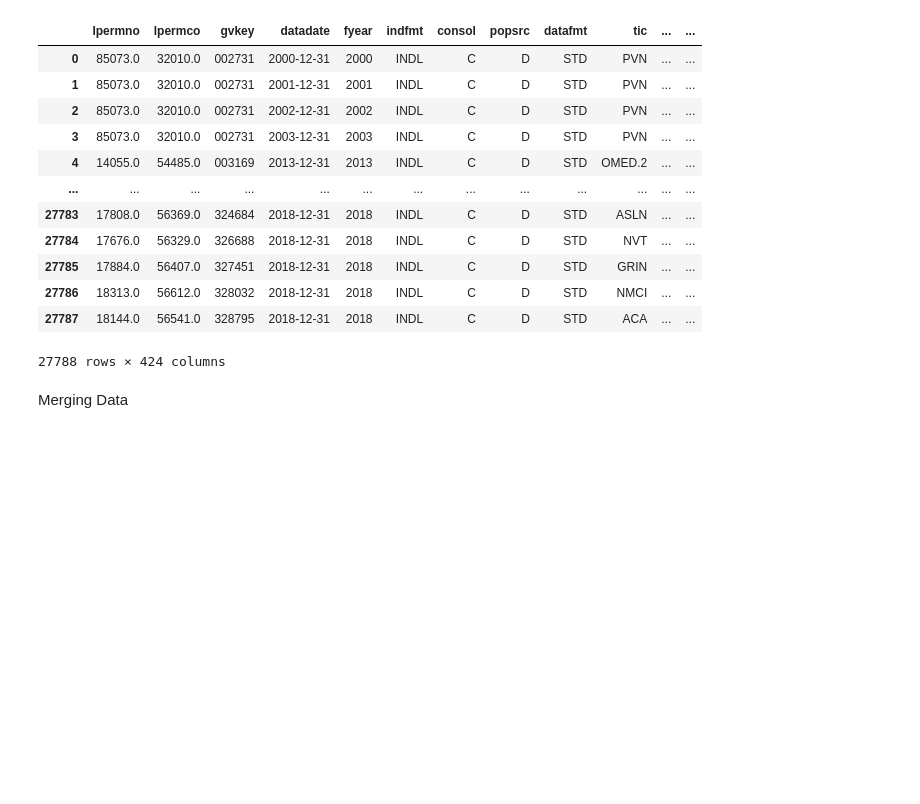
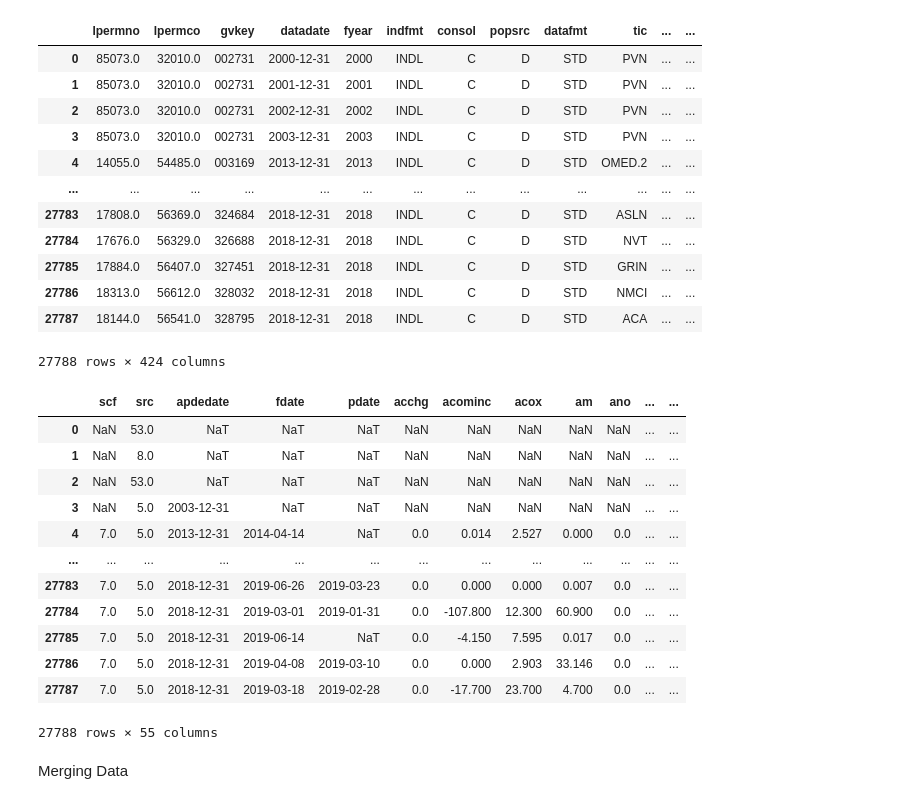
Before and after one commit to ZiggyFloydLee/FIN337-FinalProject-Team12, a Jupyter notebook: dataDownloadAndExploration.ipynb, the cells around one changed output. Cells and saved outputs as stored; diff of their text form; code cells hidden in the pictures; blank space fills up the shorter version.

Commit message:
cleaned_data

```diff
--- a/dataDownloadAndExploration.ipynb
+++ b/dataDownloadAndExploration.ipynb
@@ -152,5 +151,31 @@ Columns with more than 90% NA values:
 | 27786 | 18313.0 | 56612.0 | 328032 | 2018-12-31 | 2018 | INDL | C | D | STD | NMCI | ... | ... |
 | 27787 | 18144.0 | 56541.0 | 328795 | 2018-12-31 | 2018 | INDL | C | D | STD | ACA | ... | ... |
 27788 rows × 424 columns
+# %%
+# variables we need:
+relevant_vars = ['adrr','curuscn','scf','src','apdedate','fdate','pdate','acominc',
+                 'acox','at','am','ao','aoloch','aox','ap','at','caps','capx','cb',
+                 'ch','che','clg','cogs','csho','cshrt','cstk','dd','dlc','dn','do',
+                 'dt','ebit','ebtida','epspi','fca','ffo','gdwl','gp','ib','intan',
+                 'invt','lt','lct','ni','niadj','np','pi','ppegt','pnrsho','ppent',
+                 're','revt','sale','seq','tdc','teq','tstk','txt','wcap','naicsh',
+                 'mkvalt','acchg','accrt','amc','ano','arce','cshi','depc','derhedgl']
+
+cleaned_data = data[[col for col in data.columns if col in relevant_vars]]
+cleaned_data
+# %% [output]
+|  | scf | src | apdedate | fdate | pdate | acchg | acominc | acox | am | ano | ... | ... |
+| 0 | NaN | 53.0 | NaT | NaT | NaT | NaN | NaN | NaN | NaN | NaN | ... | ... |
+| 1 | NaN | 8.0 | NaT | NaT | NaT | NaN | NaN | NaN | NaN | NaN | ... | ... |
+| 2 | NaN | 53.0 | NaT | NaT | NaT | NaN | NaN | NaN | NaN | NaN | ... | ... |
+| 3 | NaN | 5.0 | 2003-12-31 | NaT | NaT | NaN | NaN | NaN | NaN | NaN | ... | ... |
+| 4 | 7.0 | 5.0 | 2013-12-31 | 2014-04-14 | NaT | 0.0 | 0.014 | 2.527 | 0.000 | 0.0 | ... | ... |
+| ... | ... | ... | ... | ... | ... | ... | ... | ... | ... | ... | ... | ... |
+| 27783 | 7.0 | 5.0 | 2018-12-31 | 2019-06-26 | 2019-03-23 | 0.0 | 0.000 | 0.000 | 0.007 | 0.0 | ... | ... |
+| 27784 | 7.0 | 5.0 | 2018-12-31 | 2019-03-01 | 2019-01-31 | 0.0 | -107.800 | 12.300 | 60.900 | 0.0 | ... | ... |
+| 27785 | 7.0 | 5.0 | 2018-12-31 | 2019-06-14 | NaT | 0.0 | -4.150 | 7.595 | 0.017 | 0.0 | ... | ... |
+| 27786 | 7.0 | 5.0 | 2018-12-31 | 2019-04-08 | 2019-03-10 | 0.0 | 0.000 | 2.903 | 33.146 | 0.0 | ... | ... |
+| 27787 | 7.0 | 5.0 | 2018-12-31 | 2019-03-18 | 2019-02-28 | 0.0 | -17.700 | 23.700 | 4.700 | 0.0 | ... | ... |
+27788 rows × 55 columns
 # %% [markdown]
 Merging Data
```
Also changed, not shown: parts of 4 cells of this notebook.
